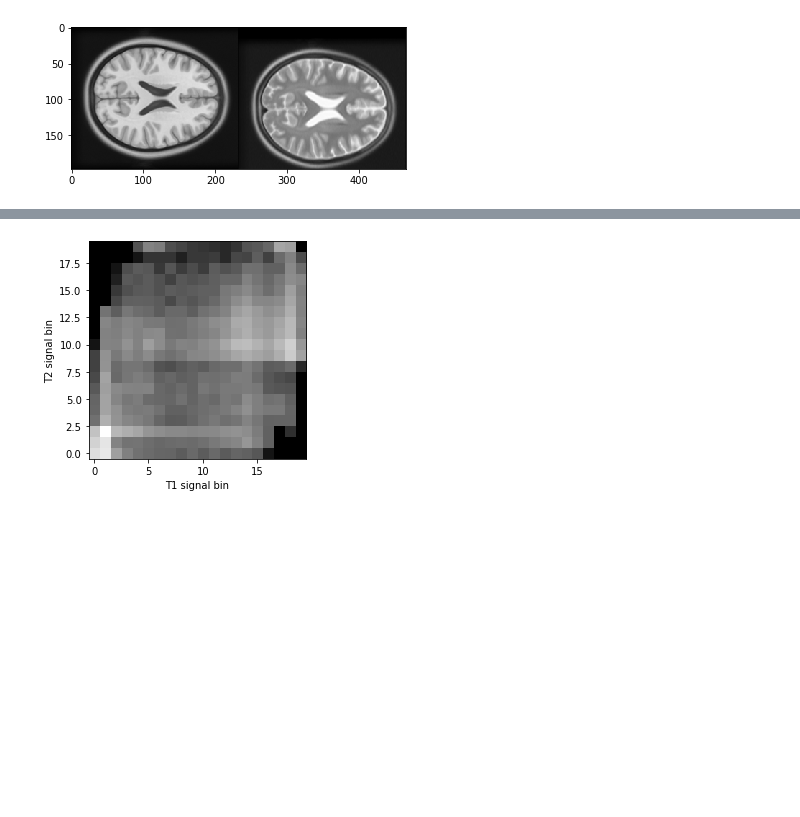
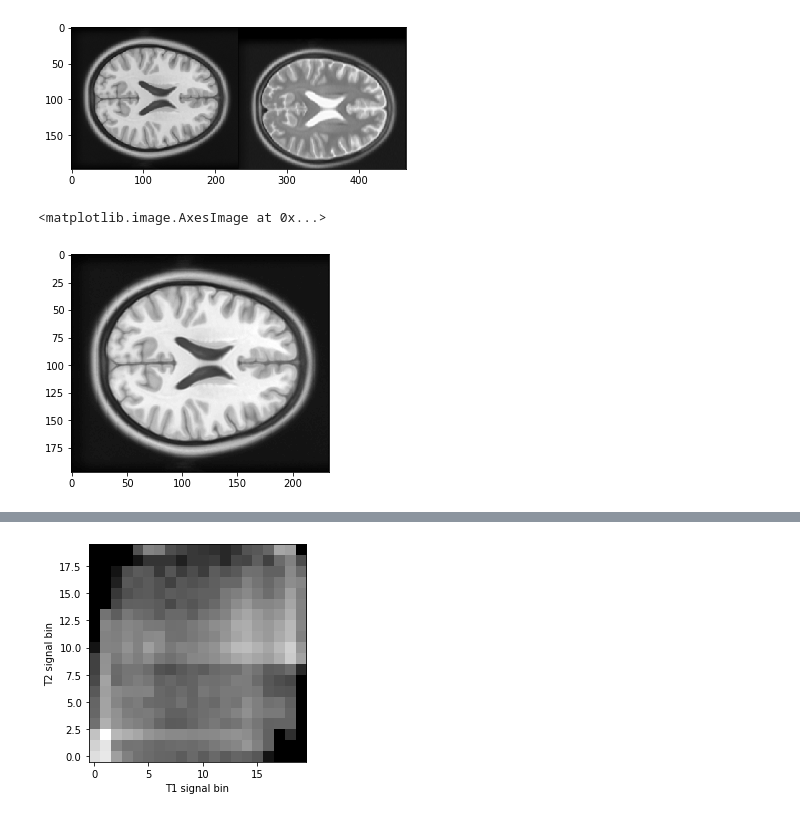
Before and after one commit to CamiVasz/Similarity, a Jupyter notebook: PR.ipynb, the cells around one changed output, grey strips where cells are left out. Drawn from its saved outputs; the diff is of its cells as text; code cells hidden in the pictures; blank space fills up the shorter version.

```diff
--- a/PR.ipynb
+++ b/PR.ipynb
@@ -116,3 +118,16 @@ plt.imshow(np.hstack((t1_slice, t2_slice_moved)))
 plt.show()
 # %% [output]
 [figure]
+# %%
+def blur_image(Image_in, epsilon):
+    Image = Image_in.copy()
+    n = int(Image.size/epsilon)
+    for i in range(1,n):
+        b = [(Image <= epsilon*i) & (Image >= epsilon*(i-1))]
+        Image[b] = 0.5*(epsilon*i + epsilon*(i-1))
+    return Image
+# %%
+plt.imshow(blur_image(t1_slice,1))
+# %% [output]
+<matplotlib.image.AxesImage at 0x...>
+[figure, added]
```
Also changed, not shown: parts of 36 cells of this notebook, 1 other file.
